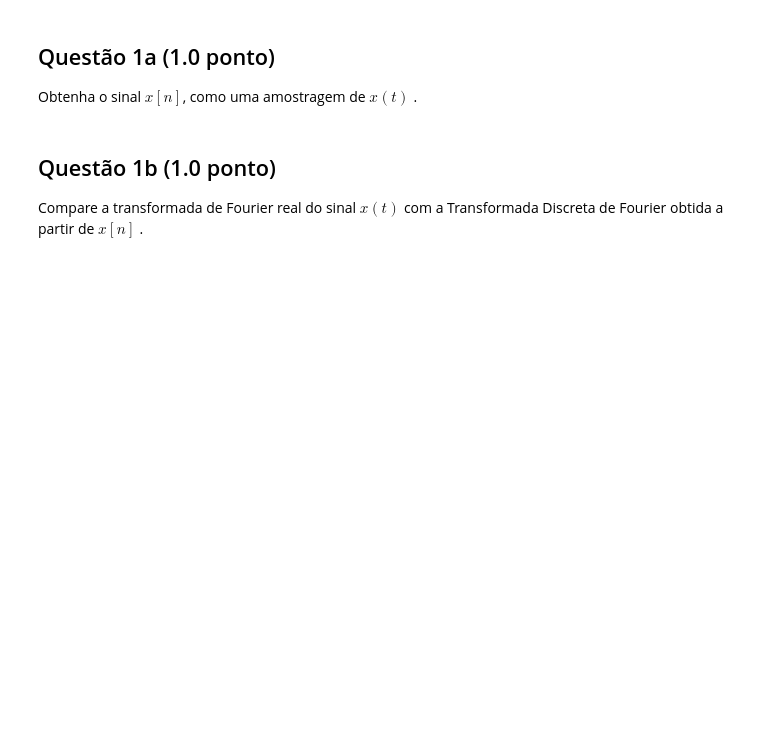
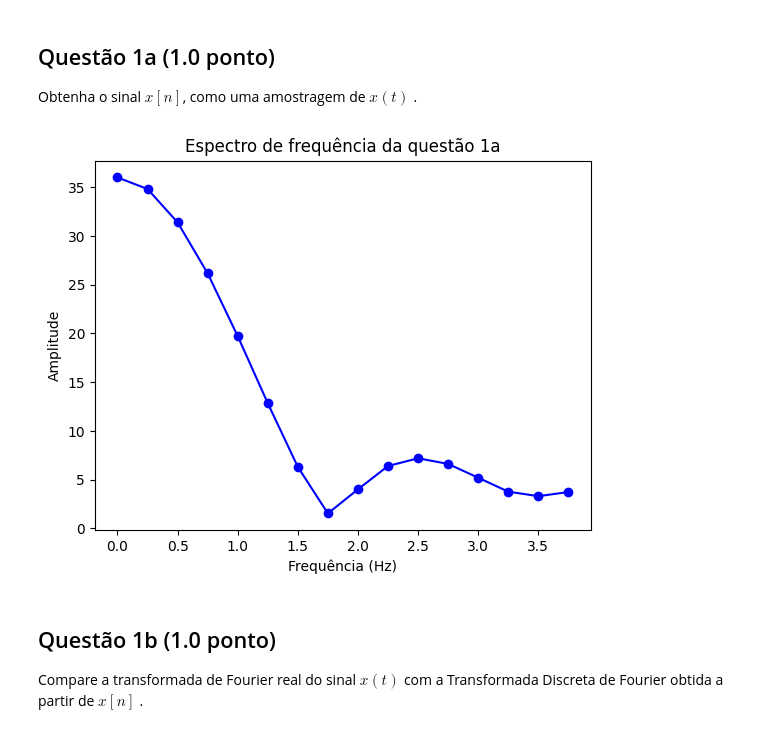
Before and after one commit to luca2453/Sinais-e-Sistemas-em-Tempo-Discreto, a Jupyter notebook: Projeto_3/projeto3.ipynb, the cells around one changed output. Drawn from its saved outputs; the diff is of its cells as text; code cells hidden in the pictures; blank space fills up the shorter version.

```diff
--- a/Projeto_3/projeto3.ipynb
+++ b/Projeto_3/projeto3.ipynb
@@ -37,3 +35,25 @@ Obtenha o sinal $x\left[n\right]$, como uma amostragem de $x\left(t\right)$ .
+# %%
+#Resposta da questão 1a
+
+N = 4 * 8
+T = 1/8
+t = np.arange(0, 4, T)
+
+signal = 8 * np.where(t > 0.5, 0, np.where(t == 0.5, 0.5, 1))
+
+
+f = np.fft.fftfreq(N, T)
+transf = np.fft.fft(signal)
+transf = np.abs(transf)
+
+plt.plot(f[f>=0], transf[f>=0], 'bo-')
+plt.title('Espectro de frequência da questão 1a')
+plt.xlabel('Frequência (Hz)')
+plt.ylabel('Amplitude')
+
+plt.show()
+# %% [output]
+[figure, added]
 # %% [markdown]
 ## Questão 1b (1.0 ponto)
 
```
Also changed, not shown: parts of 9 cells of this notebook.
